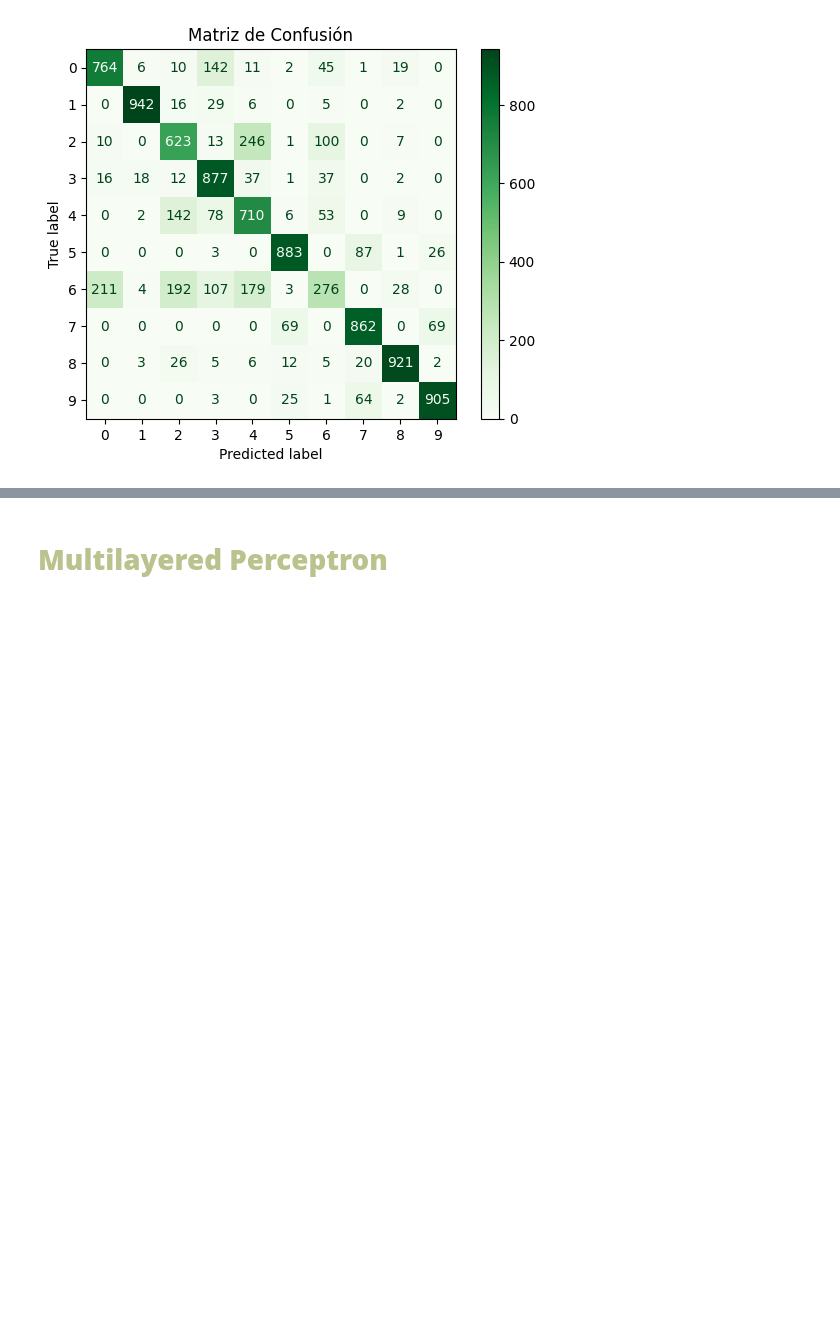
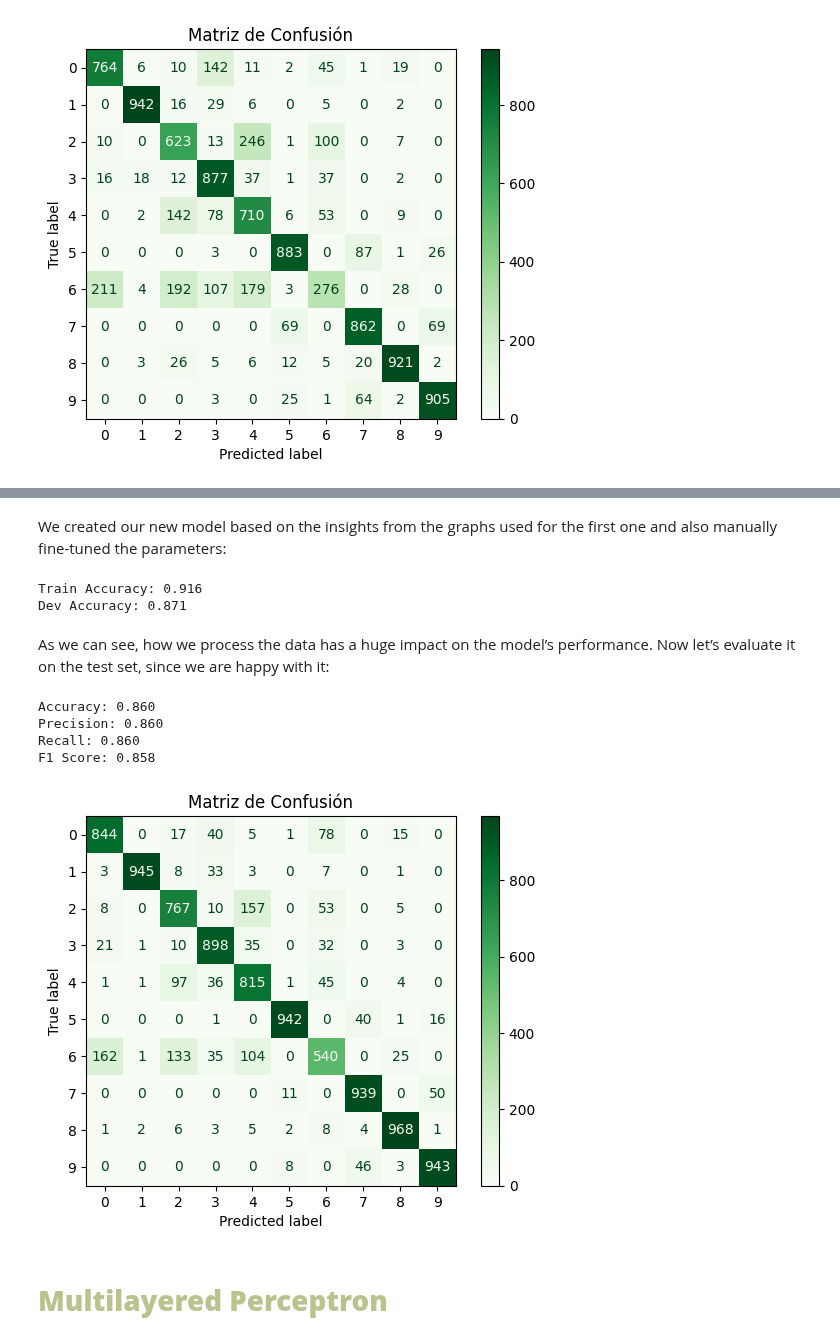
Before and after one commit to ch0fas/ML_Projects, a Jupyter notebook: fashion_mnist.ipynb, the cells around one changed output, grey strips where cells are left out. Drawn from its saved outputs; the diff is of its cells as text; code cells hidden in the pictures; blank space fills up the shorter version.

```diff
--- a/fashion_mnist.ipynb
+++ b/fashion_mnist.ipynb
@@ -305,3 +309,57 @@ F1 Score: 0.768
+# %%
+# Just normalize and flatten the data
+X_train_flat_rf = X_train.astype(np.float32).reshape(len(X_train), -1) / 255.0
+X_dev_flat_rf   = X_dev.astype(np.float32).reshape(len(X_dev), -1) / 255.0
+X_test_flat_rf  = X_test.astype(np.float32).reshape(len(X_test), -1) / 255.0
+# %% [markdown]
+We created our new model based on the insights from the graphs used for the first one and also manually fine-tuned the parameters:
+# %%
+# Object of the rf Model
+# Smaller number of trees but similar values on the params
+
+rf_clf = RandomForestClassifier(n_estimators=80, max_depth=13, min_samples_split=6, min_samples_leaf=7, random_state=42, n_jobs=-1)
+
+# Train the model
+rf_clf.fit(X_train_flat_rf, y_train)
+
+# Metrics on the dev/train
+dev_acc = rf_clf.score(X_dev_flat_rf, y_dev)
+train_acc = rf_clf.score(X_train_flat_rf, y_train)
+print(f"Train Accuracy: {train_acc:.3f}")
+print(f"Dev Accuracy: {dev_acc:.3f}")
+# %% [output]
+Train Accuracy: 0.916
+Dev Accuracy: 0.871
+# %% [markdown]
+As we can see, how we process the data has a huge impact on the model’s performance. Now let’s evaluate it on the test set, since we are happy with it:
+# %%
+# Make predictions on test
+y_pred = rf_clf.predict(X_test_flat_rf)
+
+# Metrics
+accuracy = accuracy_score(y_test, y_pred)
+precision = precision_score(y_test, y_pred, average='weighted')
+recall = recall_score(y_test, y_pred, average='weighted')
+f1 = f1_score(y_test, y_pred, average='weighted')
+
+# Show metrics performance
+print(f'Accuracy: {accuracy:.3f}')
+print(f'Precision: {precision:.3f}')
+print(f'Recall: {recall:.3f}')
+print(f'F1 Score: {f1:.3f}')
+
+# CM
+cm = confusion_matrix(y_test, y_pred)
+disp = ConfusionMatrixDisplay(confusion_matrix=cm, display_labels=rf_clf.classes_)
+disp.plot(cmap='Greens')
+plt.title('Matriz de Confusión')
+plt.show()
+# %% [output]
+Accuracy: 0.860
+Precision: 0.860
+Recall: 0.860
+F1 Score: 0.858
+[figure, added]
 # %% [markdown]
 # <font color= #bbc28d> **Multilayered Perceptron** </font>
 # %% [markdown]
```
Also changed, not shown: parts of 1 cell of this notebook.
